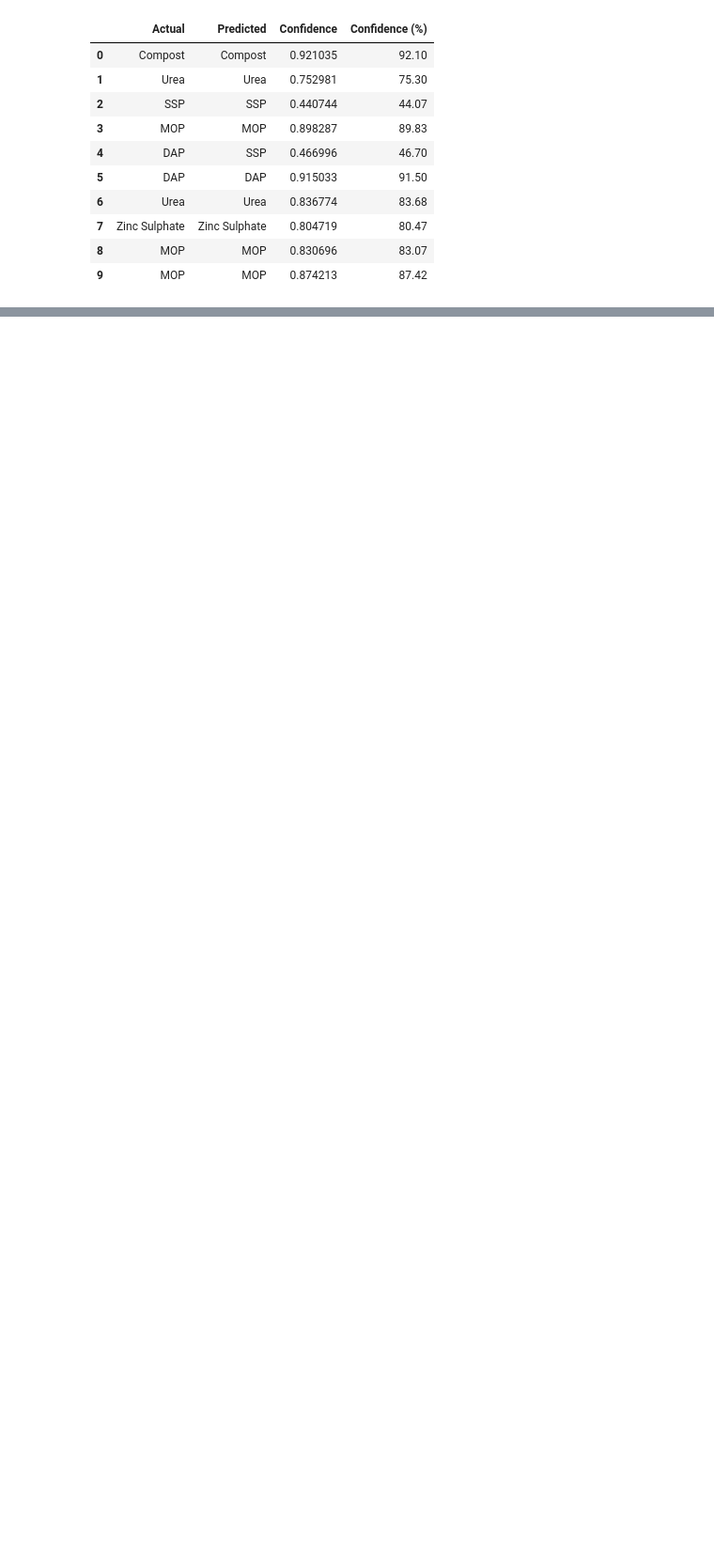
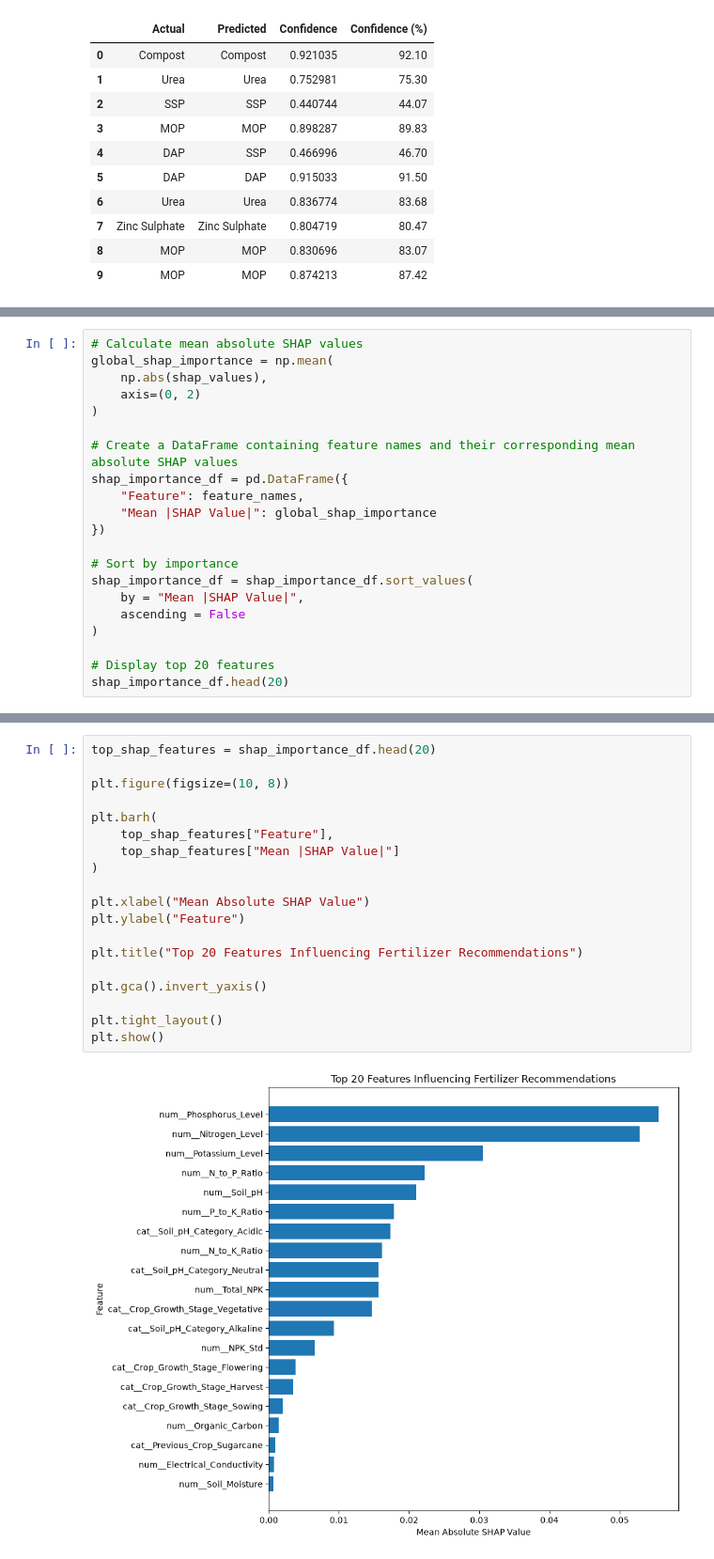
Before and after one commit to RumethW/AI-Powered-Fertilizer-Recommendation-System, a Jupyter notebook: ml_model.ipynb, the cells around one changed output, grey strips where cells are left out. Shown at 94% size. Cells and saved outputs as stored; diff of their text form; blank space fills up the shorter version.

Commit message:
Implementation of SHAP explainability

```diff
--- a/ml_model.ipynb
+++ b/ml_model.ipynb
@@ -1288,0 +1371,21 @@ sample_results
+# %%
+# Calculate mean absolute SHAP values
+global_shap_importance = np.mean(
+    np.abs(shap_values),
+    axis=(0, 2)
+)
+
+# Create a DataFrame containing feature names and their corresponding mean absolute SHAP values
+shap_importance_df = pd.DataFrame({
+    "Feature": feature_names,
+    "Mean |SHAP Value|": global_shap_importance
+})
+
+# Sort by importance
+shap_importance_df = shap_importance_df.sort_values(
+    by = "Mean |SHAP Value|",
+    ascending = False
+)
+
+# Display top 20 features
+shap_importance_df.head(20)
@@ -1288,0 +1412,21 @@ sample_results
+# %%
+top_shap_features = shap_importance_df.head(20)
+
+plt.figure(figsize=(10, 8))
+
+plt.barh(
+    top_shap_features["Feature"],
+    top_shap_features["Mean |SHAP Value|"]
+)
+
+plt.xlabel("Mean Absolute SHAP Value")
+plt.ylabel("Feature")
+
+plt.title("Top 20 Features Influencing Fertilizer Recommendations")
+
+plt.gca().invert_yaxis()
+
+plt.tight_layout()
+plt.show()
+# %% [output]
+[figure, added]
```
Also changed, not shown: parts of 26 cells of this notebook.
